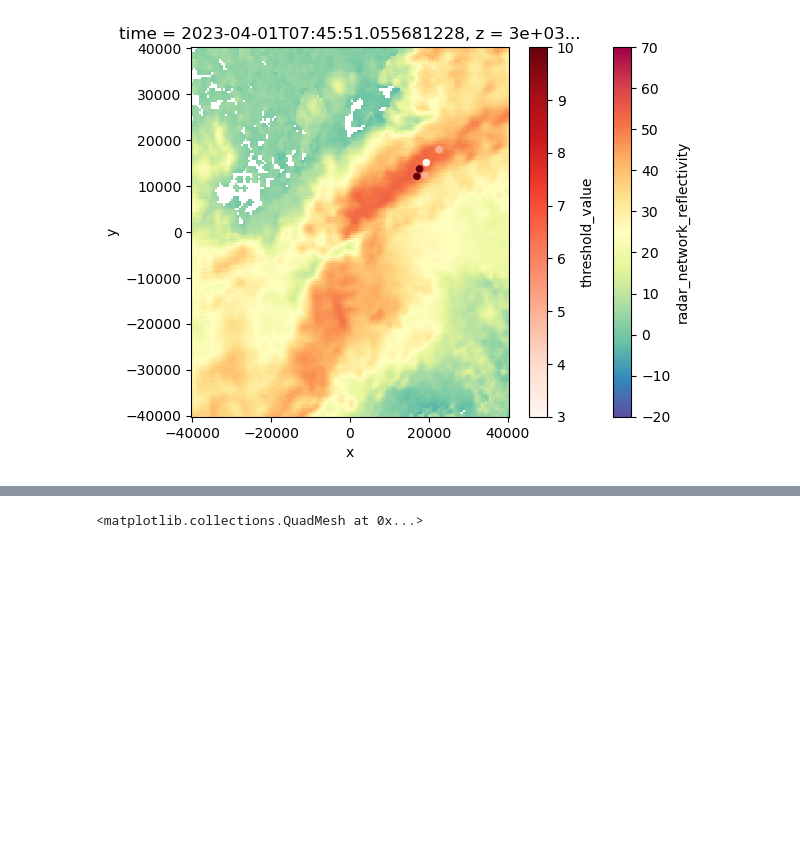
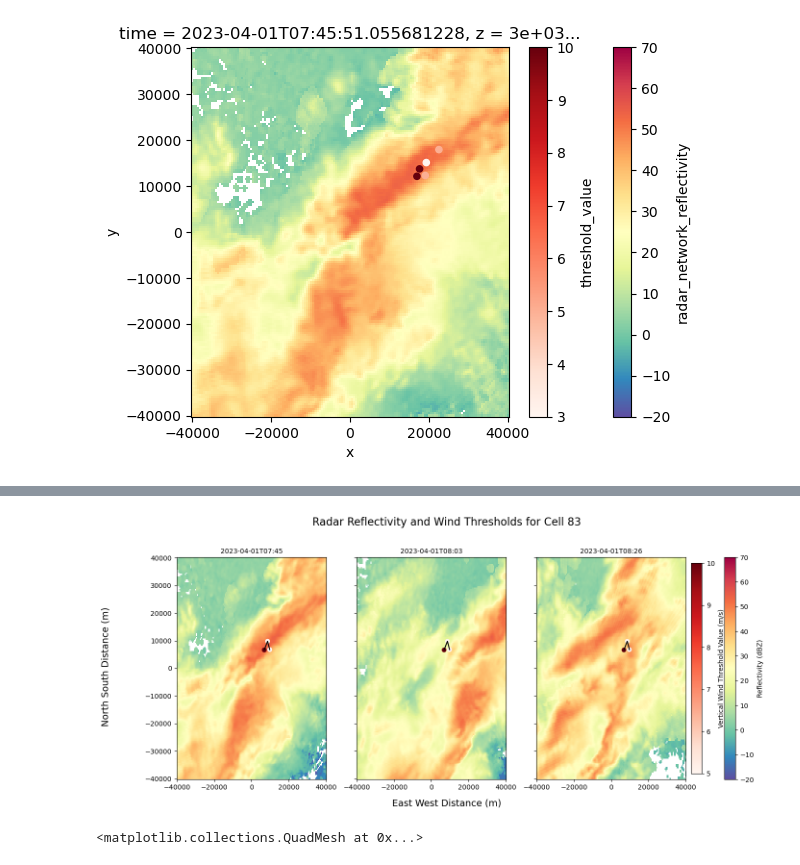
Before and after one commit to ARM-Synergy/bnf-deep-convection, a Jupyter notebook: notebooks/updraft-tracking.ipynb, the cells around one changed output, grey strips where cells are left out. Cells and saved outputs as stored; diff of their text form; code cells hidden in the pictures; blank space fills up the shorter version.

```diff
--- a/notebooks/updraft-tracking.ipynb
+++ b/notebooks/updraft-tracking.ipynb
@@ -536,3 +617,44 @@ Track_w_wind_max.loc[Track_w_wind_max.cell == 83].plot.scatter(x="x", y='y', ax=
+# %%
+fig, axs = plt.subplots(1, 3, figsize=(15, 6), sharex=True, sharey=True)
+fig.suptitle("Radar Reflectivity and Wind Thresholds for Cell 83", fontsize=16, y=1.02)
+
+# Reflectivity plots without auto-labels
+mappable_refl = ds.sel(z=2000).isel(time=2).radar_network_reflectivity.plot(
+    cmap="Spectral_r", vmin=-20, vmax=70, ax=axs[0], add_colorbar=False, add_labels=False)
+ds.sel(z=2000).isel(time=3).radar_network_reflectivity.plot(
+    cmap="Spectral_r", vmin=-20, vmax=70, ax=axs[1], add_colorbar=False, add_labels=False)
+ds.sel(z=2000).isel(time=4).radar_network_reflectivity.plot(
+    cmap="Spectral_r", vmin=-20, vmax=70, ax=axs[2], add_colorbar=False, add_labels=False)
+
+# Custom titles (example using time values)
+axs[0].set_title(str(ds.time.values[2])[:16], fontsize=10)
+axs[1].set_title(str(ds.time.values[3])[:16], fontsize=10)
+axs[2].set_title(str(ds.time.values[4])[:16], fontsize=10)
+
+# Scatter and lines
+scatter_data = Track_w_wind_max.loc[Track_w_wind_max.cell == 83]
+sc = axs[0].scatter(scatter_data["x"], scatter_data["y"], c=scatter_data["threshold_value"], cmap="Reds")
+for ax in axs:
+    ax.scatter(scatter_data["x"], scatter_data["y"], c=scatter_data["threshold_value"], cmap="Reds")
+    ax.plot(x_line, y_line, color='black')
+    ax.set_xlabel('')
+    ax.set_ylabel('')
+
+# Shared axis labels
+fig.supxlabel("East West Distance (m)", fontsize=14)
+fig.supylabel("North South Distance (m)", fontsize=14)
+
+# Shared colorbars
+cbar1 = fig.colorbar(mappable_refl, ax=axs, orientation='vertical', fraction=0.02, pad=0.04)
+cbar1.set_label('Reflectivity (dBZ)')
+
+cbar2 = fig.colorbar(sc, ax=axs, orientation='vertical', fraction=0.02, pad=0.01)
+cbar2.set_label('Vertical Wind Threshold Value (m/s)')
+
+plt.savefig('cell_83_graph.pdf', dpi=300)
+plt.savefig("cell_83_graph.png", dpi=300, bbox_inches='tight')
+# %% [output]
+[figure, added]
 # %%
 single_cell = Track_w_wind_max.loc[Track_w_wind_max.cell == 83]
 ds_list = []
```
Also changed, not shown: parts of 14 cells of this notebook.
